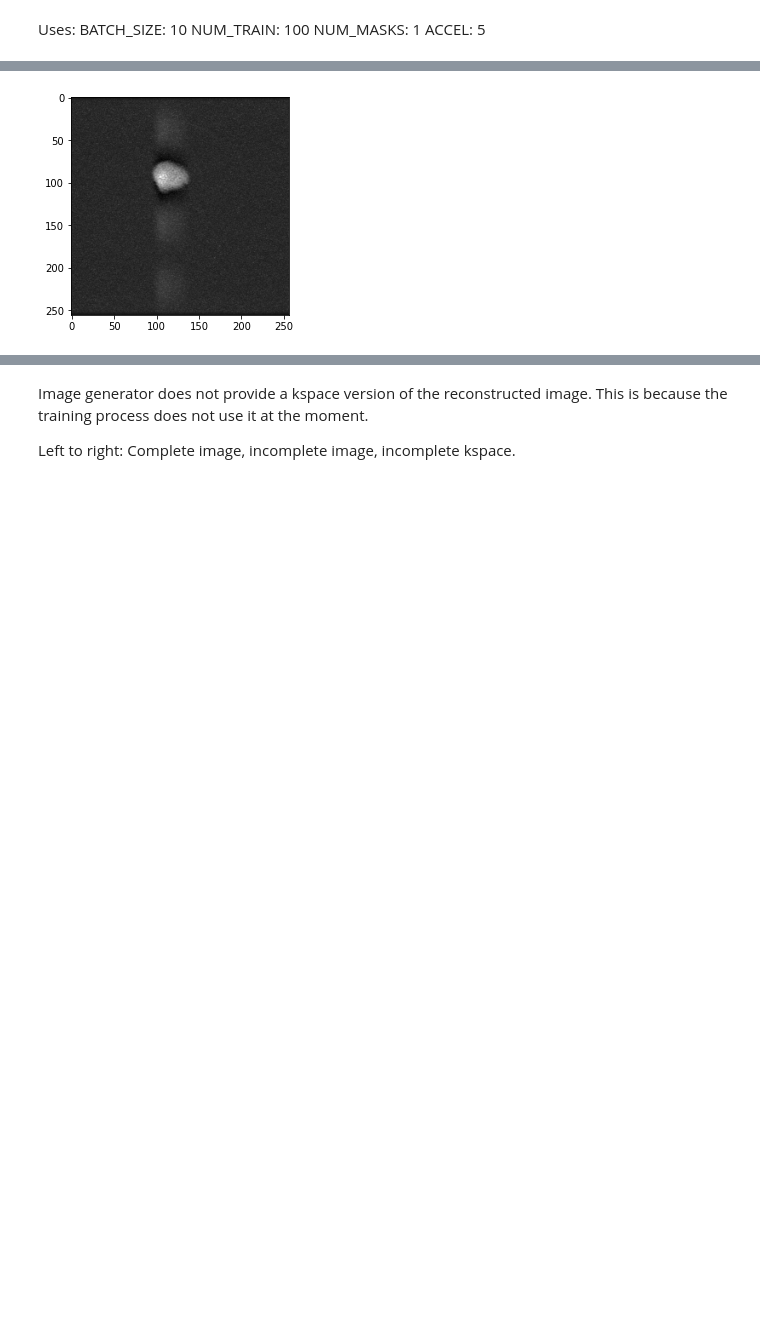
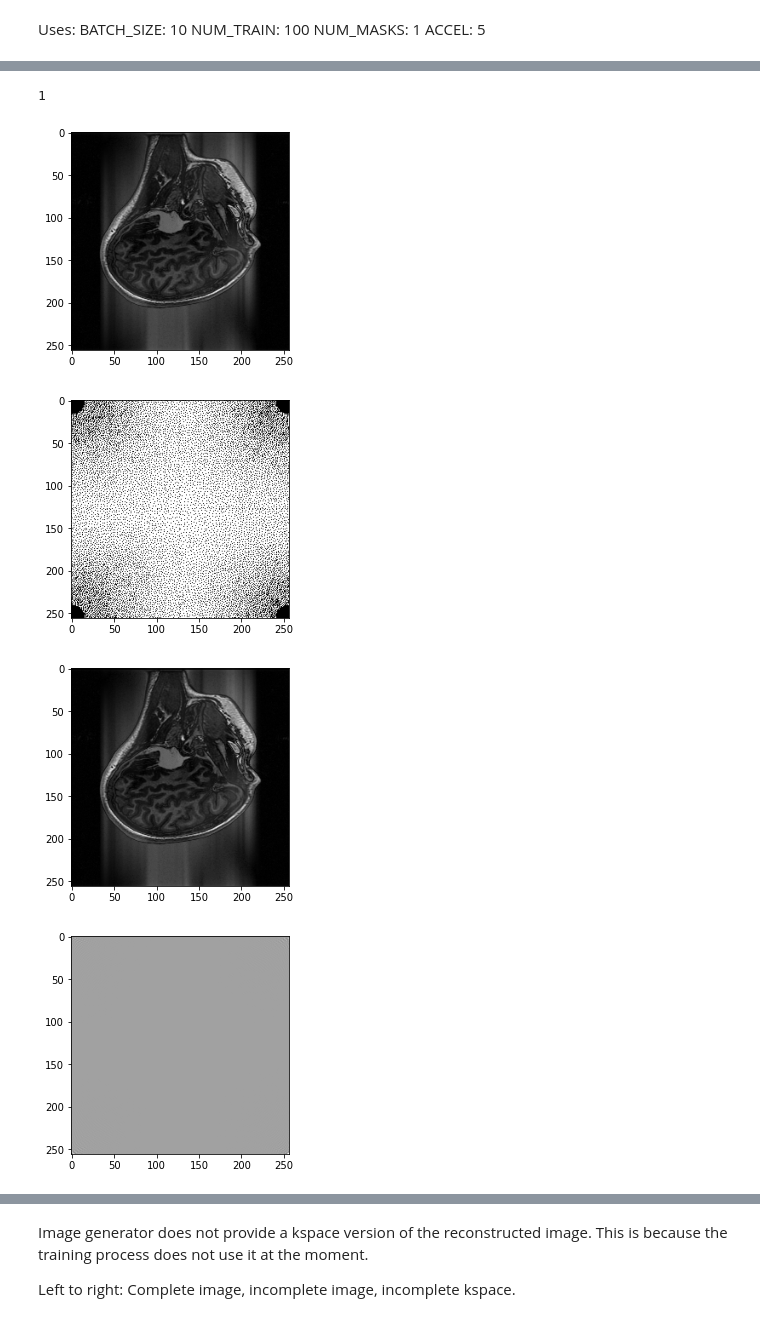
Before and after one commit to DuncanB6/U-NetCompare, a Jupyter notebook: gen_test.ipynb, the cells around one changed output, grey strips where cells are left out. Saved outputs shown, nothing was run; the diff lists cells and outputs as text; code cells hidden in the pictures; blank space fills up the shorter version.

```diff
--- a/gen_test.ipynb
+++ b/gen_test.ipynb
@@ -31,16 +35,38 @@ mask_gen(ADDR, cfg)
     kspace_test,
     image_test,
 ) = get_brains(cfg, ADDR)
-# %%
-aux = np.fft.ifft2(kspace_train[:, :, :, 0] + 1j * kspace_train[:, :, :, 1])
-image = np.copy(kspace_train)
-image[:, :, :, 0] = aux.real
-image[:, :, :, 1] = aux.imag
-
-plt.imshow(image[3, :, :, 0], cmap = 'gray')
-plt.show()
-# %% [output]
-[figure, removed]
+# %%
+
+aux = np.fft.ifft2(kspace_train[:, :, :, 0] + 1j * kspace_train[:, :, :, 1])
+image = np.copy(kspace_train)
+image[:, :, :, 0] = aux.real
+image[:, :, :, 1] = aux.imag
+
+tmask = np.max((mask[int(random.randint(0, (cfg["params"]["NUM_MASKS"] - 1)))]))
+
+print(tmask)
+
+plt.imshow((np.log(1+np.abs(kspace_train[0,:,:,0] + 1j*kspace_train[0,:,:,1]))),cmap = 'gray')
+plt.show()
+
+kspace_train[:, tmask, :] = 0
+
+plt.imshow(mask[int(random.randint(0, (cfg["params"]["NUM_MASKS"] - 1)))],cmap = 'gray')
+plt.show()
+
+plt.imshow((np.log(1+np.abs(kspace_train[0,:,:,0] + 1j*kspace_train[0,:,:,1]))),cmap = 'gray')
+plt.show()
+
+kspace_train = image
+
+plt.imshow(kspace_train[0, :, :, 0], cmap = 'gray')
+plt.show()
+# %% [output]
+1
+[figure, added]
+[figure, added]
+[figure, added]
+[figure, added]
 # %%
 plt.imshow(~mask[0], cmap = 'gray')
 plt.show()
```
Also changed, not shown: parts of 7 cells of this notebook, 57 other files.
